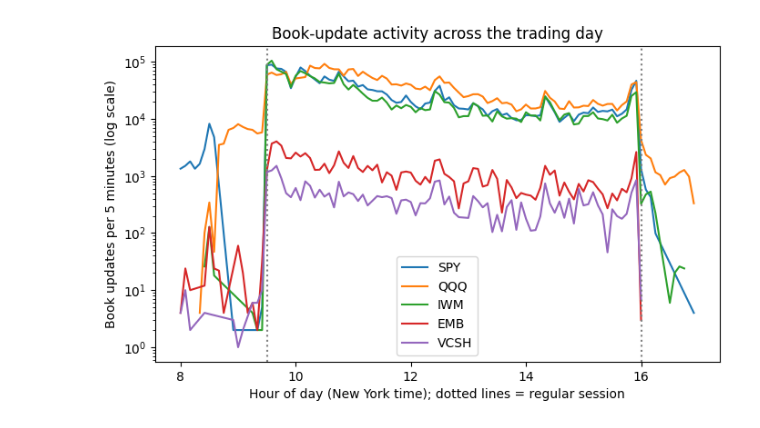
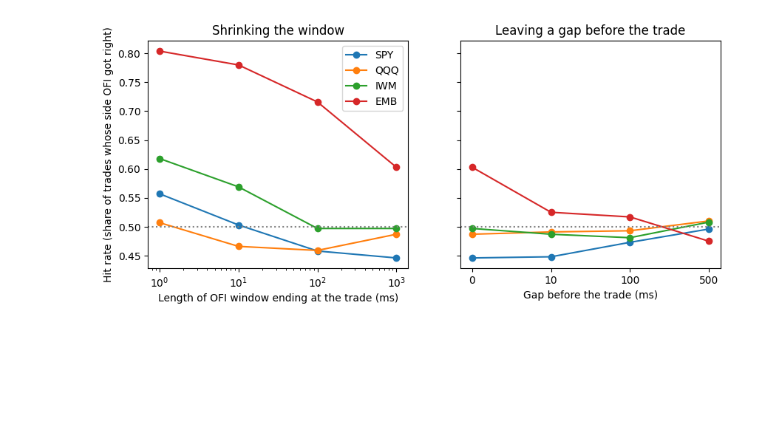
Before and after one commit to Varshareddy016/iex-order-flow-imbalance, a Jupyter notebook: notebooks/phase2_analysis.ipynb, the cells around one changed output. Drawn from its saved outputs; the diff is of its cells as text; code cells hidden in the pictures; blank space fills up the shorter version.

Commit message:
update analytics and phase2_analysis

```diff
--- a/notebooks/phase2_analysis.ipynb
+++ b/notebooks/phase2_analysis.ipynb
@@ -279,2 +315,17 @@ share outside plot box: 0.019759450171821305
 # %%
-#residual plot
+res = analytics.window_table(book)
+pl.Config.set_tbl_rows(20); pl.Config.set_tbl_cols(10)
+print(res)
+
+fig, ax = plt.subplots(figsize=(6, 4.5))
+for sym in analytics.SYMBOLS:
+    d_sym = res.filter(pl.col("symbol") == sym)
+    vals = [d_sym.filter(pl.col("window") == o)["spearman"].item() for o in analytics.WINDOWS]
+    ax.plot(analytics.WINDOWS, vals, marker="o", label=sym,
+            ls="-" if sym in ("SPY", "QQQ", "IWM") else "--")
+ax.set_xlabel("Window length")
+ax.set_ylabel("Rank correlation (OFI vs mid-price change)")
+ax.set_title("OFI signal by window length (solid = high-activity, dashed = thin)")
+ax.legend()
+fig.savefig(ROOT / "figures" / "04_spearman_by_window.png", dpi=150, bbox_inches="tight")
+plt.show()
@@ -591,19 +530,23 @@ shape: (15, 5)
 # %%
-ny = pl.col("timestamp").dt.convert_time_zone("America/New_York")
-act = (book.with_columns((ny.dt.hour() + (ny.dt.minute() // 5) * 5 / 60).alias("hr"))
-           .group_by("symbol", "hr").agg(pl.len().alias("n")).sort("hr"))
-
-fig, ax = plt.subplots(figsize=(8, 4.5))
-for sym in syms:
-    dd = act.filter(pl.col("symbol") == sym)
-    ax.plot(dd["hr"], dd["n"], label=sym)
-ax.set_yscale("log")
-ax.axvline(9.5, color="gray", ls=":"); ax.axvline(16, color="gray", ls=":")
-ax.set_xlabel("Hour of day (New York time); dotted lines = regular session")
-ax.set_ylabel("Book updates per 5 minutes (log scale)")
-ax.set_title("Book-update activity across the trading day")
-ax.legend()
-fig.savefig(ROOT / "figures" / "06_activity_by_time.png", dpi=150, bbox_inches="tight")
+show = ["SPY", "QQQ", "IWM", "EMB"]          # VCSH left out: fewer than 120 scored trades
+fig, (a1, a2) = plt.subplots(1, 2, figsize=(10, 4), sharey=True)
+for sym in show:
+    r = out.filter(pl.col("symbol") == sym)
+    r2 = out2.filter(pl.col("symbol") == sym)
+    lens = [1, 10, 100, 1000]
+    a1.plot(lens, [r[f"hit_{m}ms"].item() for m in lens], marker="o", label=sym)
+    vals = [r["hit_1000ms"].item()] + [r2[f"hit_gap{g}ms"].item() for g in [10, 100, 500]]
+    a2.plot(range(4), vals, marker="o", label=sym)
+for a in (a1, a2):
+    a.axhline(0.5, color="gray", ls=":")
+a1.set_xscale("log")
+a1.set_xlabel("Length of OFI window ending at the trade (ms)")
+a2.set_xticks(range(4)); a2.set_xticklabels(["0", "10", "100", "500"])
+a2.set_xlabel("Gap before the trade (ms)")
+a1.set_ylabel("Hit rate (share of trades whose side OFI got right)")
+a1.set_title("Shrinking the window"); a2.set_title("Leaving a gap before the trade")
+a1.legend()
+fig.savefig(ROOT / "figures" / "08_hit_rate_by_gap.png", dpi=150, bbox_inches="tight")
 plt.show()
 # %% [output]
-[figure, old version]
+[figure, new version]
```
Also changed, not shown: parts of 37 cells of this notebook, 18 other files.
